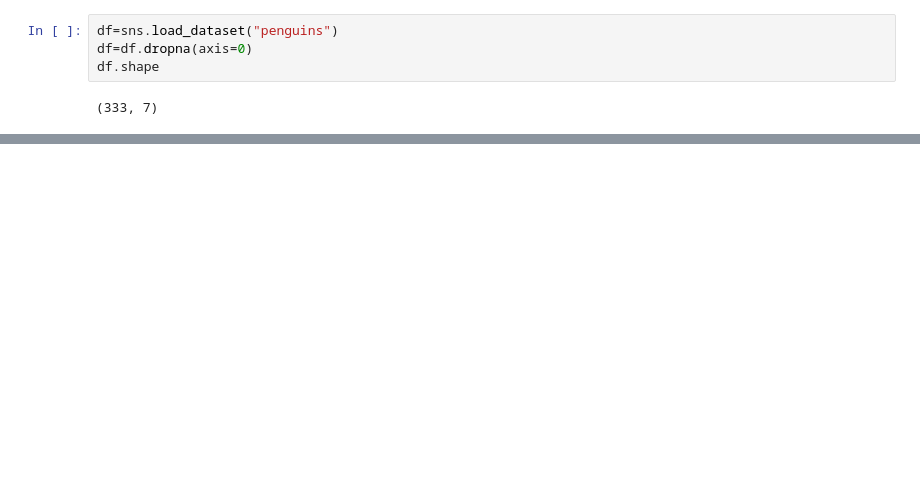
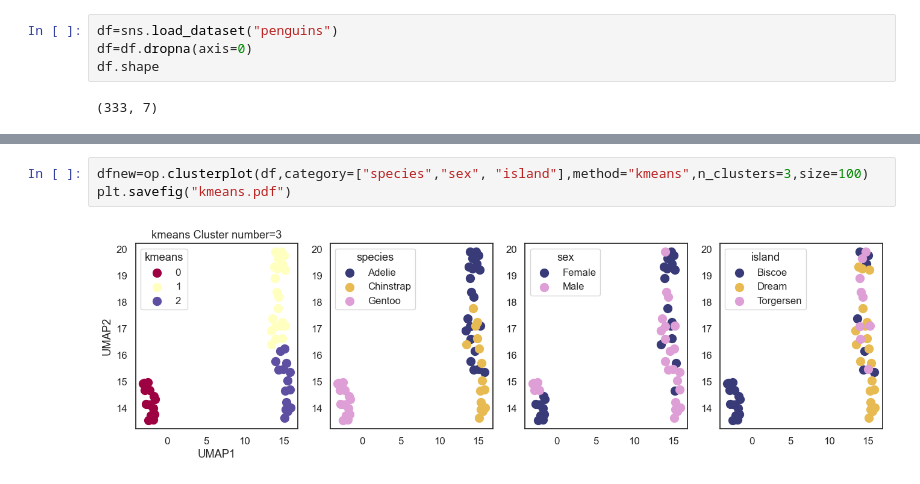
Before and after one commit to koonimaru/omniplot, a Jupyter notebook: ipynb/clusteringplot.ipynb, the cells around one changed output, grey strips where cells are left out. Cells and saved outputs as stored; diff of their text form; blank space fills up the shorter version.

```diff
--- a/ipynb/clusteringplot.ipynb
+++ b/ipynb/clusteringplot.ipynb
@@ -22,0 +46,5 @@ Top two optimal cluster No are: [2, 3]
+# %%
+dfnew=op.clusterplot(df,category=["species","sex", "island"],method="kmeans",n_clusters=3,size=100)
+plt.savefig("kmeans.pdf")
+# %% [output]
+[figure, added]
```
Also changed, not shown: parts of 10 cells of this notebook, 16 other files.
